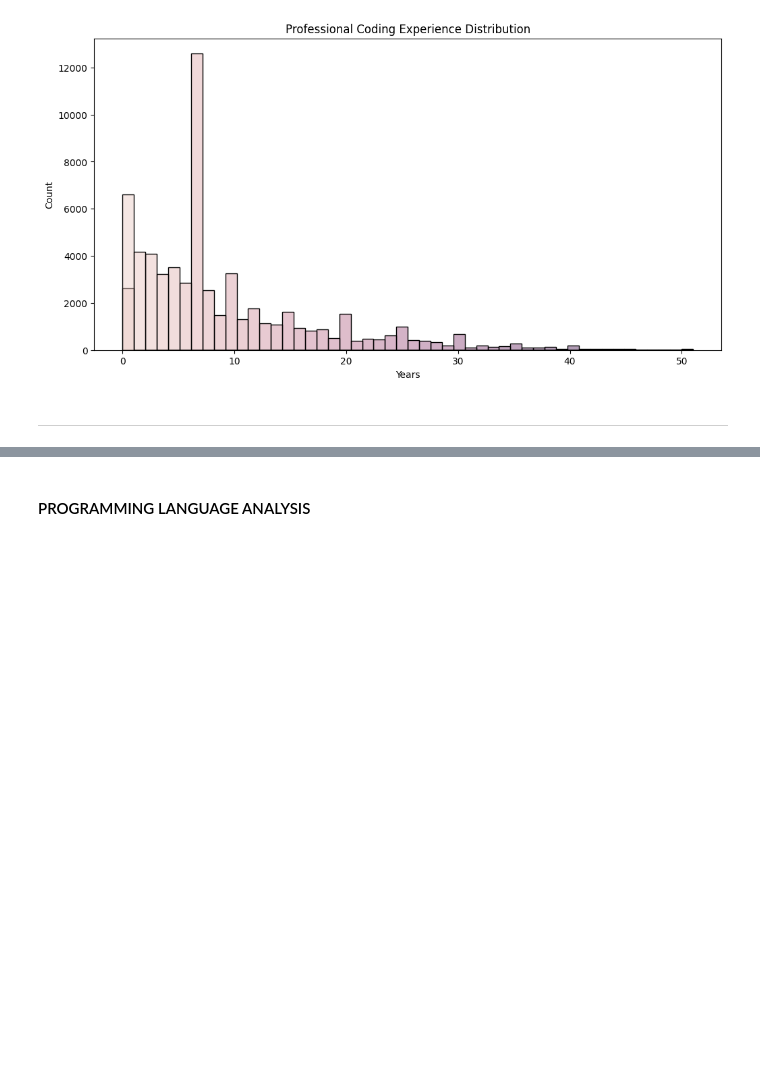
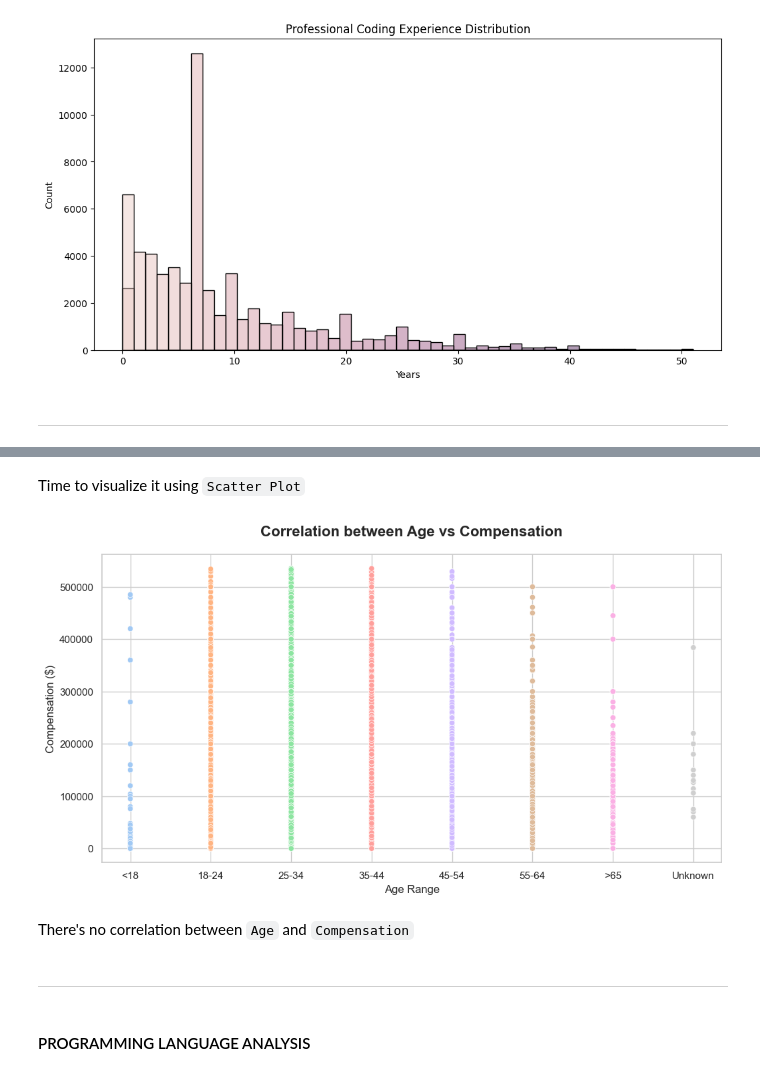
Before and after one commit to azharfachrezi/data-science-lab, a Jupyter notebook: Capstone Project/Module 3/Survey_Data (Data_Distribution).ipynb, the cells around one changed output, grey strips where cells are left out. Saved outputs shown, nothing was run; the diff lists cells and outputs as text; code cells hidden in the pictures; blank space fills up the shorter version.

```diff
--- a/Capstone Project/Module 3/Survey_Data (Data_Distribution).ipynb
+++ b/Capstone Project/Module 3/Survey_Data (Data_Distribution).ipynb
@@ -206,3 +355,34 @@ plt.show()
+# %%
+# Convert 'Age' column to categorical
+age_order = ['Under 18 years old', '18-24 years old', '25-34 years old',
+              '35-44 years old', '45-54 years old','55-64 years old',
+              '65 years or older', 'Prefer not to say']
+
+clean_comp['Age'] = pd.Categorical(clean_comp['Age'], categories=age_order, ordered=True)
+# %% [markdown]
+Time to visualize it using `Scatter Plot`
+# %%
+# ---Scatter Plot: Age vs Compensation---
+
+plt.figure(figsize=(12,6))
+sns.scatterplot(data=clean_comp, x='Age', y='CompTotal', hue='Age', legend=False)
+
+plt.title("Correlation between Age vs Compensation", fontsize=16, fontweight='bold', pad=20)
+plt.xlabel('Age Range')
+plt.ylabel("Compensation ($)")
+plt.xticks(ticks=age_order,
+           labels=[
+               '<18', '18-24', '25-34', '35-44', '45-54',
+               '55-64', '>65', 'Unknown'
+           ])
+
+plt.show()
+# %% [output]
+[figure, added]
+# %% [markdown]
+There's no correlation between `Age` and `Compensation`
+# %% [markdown]
+---
 # %% [markdown]
 #### PROGRAMMING LANGUAGE ANALYSIS
 # %%
```
Also changed, not shown: parts of 13 cells of this notebook.
